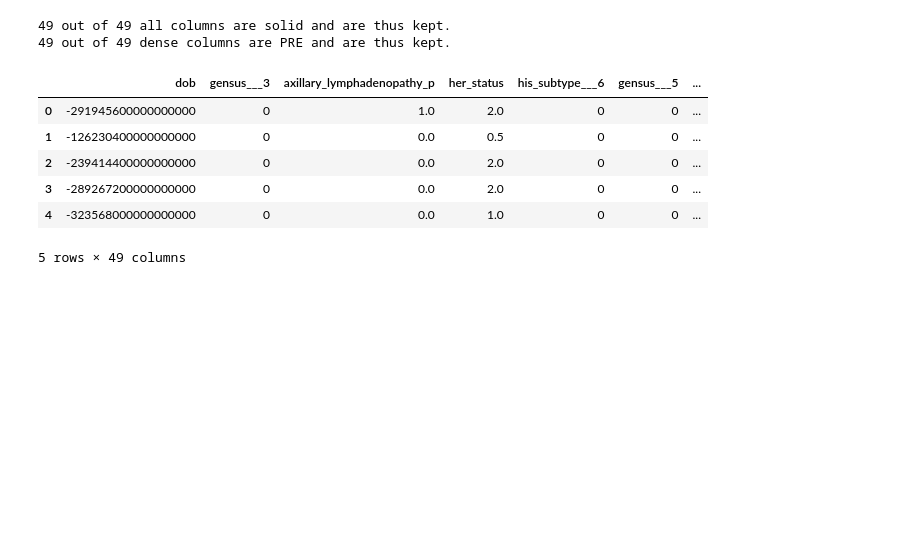
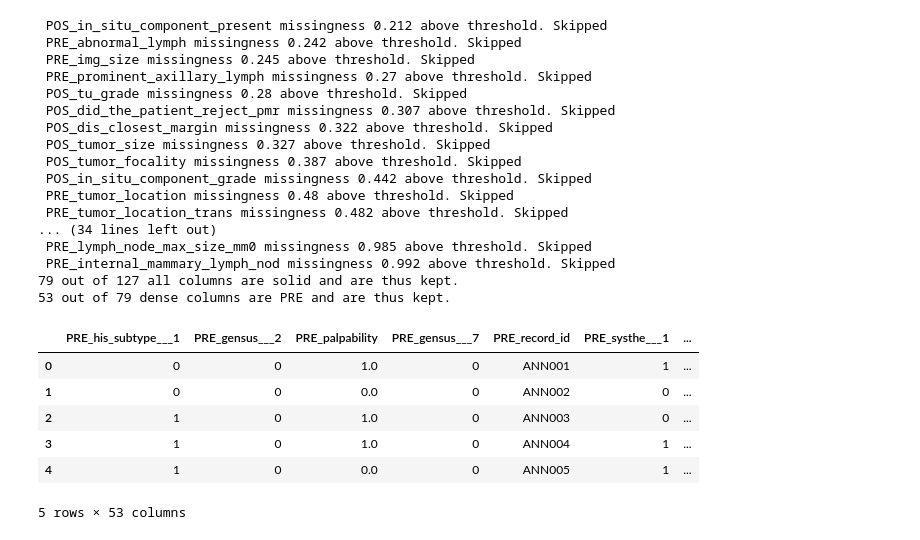
Before and after one commit to chen-yifu/Radiotherapy-Prediction, a Jupyter notebook: notebooks/RTx Safe Missing Imputation.ipynb, the cells around one changed output. Cells and saved outputs as stored; diff of their text form; code cells hidden in the pictures; blank space fills up the shorter version.

```diff
--- a/notebooks/RTx Safe Missing Imputation.ipynb
+++ b/notebooks/RTx Safe Missing Imputation.ipynb
@@ -280,9 +307,9 @@ for y_col in list(columns):
     if df[y_col].isna().sum() / len(df) > sparsity_threshold:
         my_print(f"{y_col} missingness {df[y_col].isna().sum() / len(df)} above threshold. Skipped")
         columns.remove(y_col)
-
+pre_cols = ["PRE_"+e for e in pre_cols]
 print(f"{len(columns)} out of {len(df.columns)} all columns are solid and are thus kept.")
-pre_solid_cols = set(pre_cols).intersection(columns).union(set(['did_the_patient_receive_pm']))
+pre_solid_cols = set(pre_cols).intersection(columns).union(set(['POS_did_the_patient_receive_pm']))
 print(f"{len(pre_solid_cols)} out of {len(columns)} solid columns are PRE and are thus kept.")
 
 very_solid_df = pd.DataFrame(df[pre_solid_cols])
@@ -305,30 +343,45 @@ very_solid_df.head()
 # %%
 columns = sorted(df.columns, key=lambda x: df[x].isna().sum())
 sparsity_threshold = 0.2 # If more than sparsity_threshold of cells are missing, then don't impute the column at all
 # Remove sparse columns
 for y_col in list(columns):
     if y_col == "record_id":
         my_print(f"Removed record_id")
         columns.remove(y_col)
     if df[y_col].isna().sum() / len(df) > sparsity_threshold:
         my_print(f"{y_col} missingness {round(df[y_col].isna().sum() / len(df), 3)} above threshold. Skipped")
         columns.remove(y_col)
 
 print(f"{len(columns)} out of {len(df.columns)} all columns are solid and are thus kept.")
-pre_solid_cols = set(pre_cols).intersection(columns).union(set(['did_the_patient_receive_pm']))
+pre_solid_cols = set(pre_cols).intersection(columns).union(set(['POS_did_the_patient_receive_pm']))
 print(f"{len(pre_solid_cols)} out of {len(columns)} dense columns are PRE and are thus kept.")
 
 df = pd.DataFrame(df[pre_solid_cols])
 
 df.head()
 # %% [output]
-49 out of 49 all columns are solid and are thus kept.
-49 out of 49 dense columns are PRE and are thus kept.
+ POS_in_situ_component_present missingness 0.212 above threshold. Skipped
+ PRE_abnormal_lymph missingness 0.242 above threshold. Skipped
+ PRE_img_size missingness 0.245 above threshold. Skipped
+ PRE_prominent_axillary_lymph missingness 0.27 above threshold. Skipped
+ POS_tu_grade missingness 0.28 above threshold. Skipped
+ POS_did_the_patient_reject_pmr missingness 0.307 above threshold. Skipped
+ POS_dis_closest_margin missingness 0.322 above threshold. Skipped
+ POS_tumor_size missingness 0.327 above threshold. Skipped
+ POS_tumor_focality missingness 0.387 above threshold. Skipped
+ POS_in_situ_component_grade missingness 0.442 above threshold. Skipped
+ PRE_tumor_location missingness 0.48 above threshold. Skipped
+ PRE_tumor_location_trans missingness 0.482 above threshold. Skipped
+... (34 lines left out)
+ PRE_lymph_node_max_size_mm0 missingness 0.985 above threshold. Skipped
+ PRE_internal_mammary_lymph_nod missingness 0.992 above threshold. Skipped
+79 out of 127 all columns are solid and are thus kept.
+53 out of 79 dense columns are PRE and are thus kept.
-|  | dob | gensus___3 | axillary_lymphadenopathy_p | her_status | his_subtype___6 | gensus___5 | ... |
-| 0 | -291945600000000000 | 0 | 1.0 | 2.0 | 0 | 0 | ... |
-| 1 | -126230400000000000 | 0 | 0.0 | 0.5 | 0 | 0 | ... |
-| 2 | -239414400000000000 | 0 | 0.0 | 2.0 | 0 | 0 | ... |
-| 3 | -289267200000000000 | 0 | 0.0 | 2.0 | 0 | 0 | ... |
-| 4 | -323568000000000000 | 0 | 0.0 | 1.0 | 0 | 0 | ... |
+|  | PRE_his_subtype___1 | PRE_gensus___2 | PRE_palpability | PRE_gensus___7 | PRE_record_id | PRE_systhe___1 | ... |
+| 0 | 0 | 0 | 1.0 | 0 | ANN001 | 1 | ... |
+| 1 | 0 | 0 | 0.0 | 0 | ANN002 | 0 | ... |
+| 2 | 1 | 0 | 1.0 | 0 | ANN003 | 0 | ... |
+| 3 | 1 | 0 | 1.0 | 0 | ANN004 | 1 | ... |
+| 4 | 1 | 0 | 0.0 | 0 | ANN005 | 1 | ... |
-5 rows × 49 columns
+5 rows × 53 columns
 # %%
```
Also changed, not shown: parts of 7 cells of this notebook, 3 other files.
